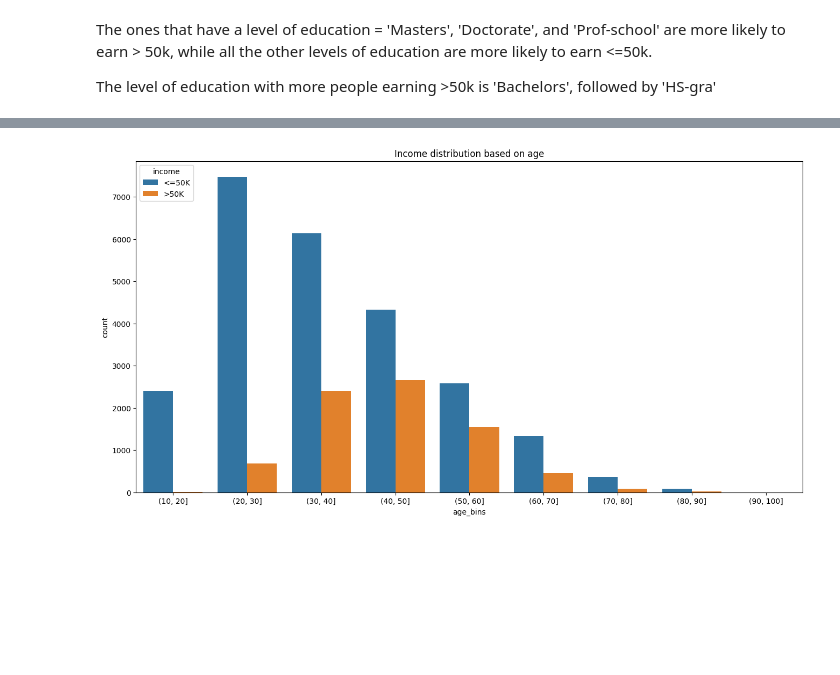
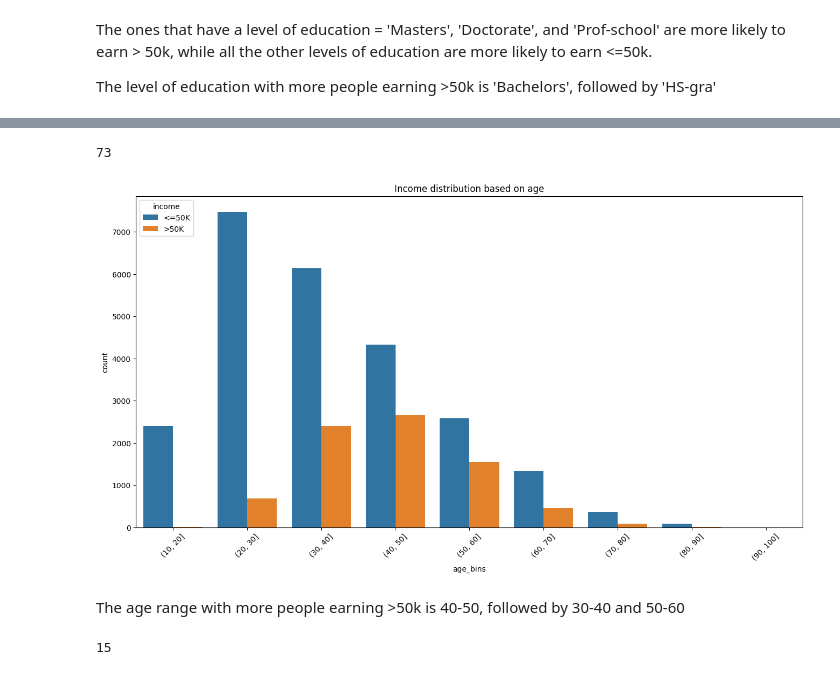
Before and after one commit to emonteiro27/data-adult-income, a Jupyter notebook: adult-income.ipynb, the cells around one changed output, grey strips where cells are left out. Drawn from its saved outputs; the diff is of its cells as text; code cells hidden in the pictures; blank space fills up the shorter version.

```diff
--- a/adult-income.ipynb
+++ b/adult-income.ipynb
@@ -253,0 +236,4 @@ df['age_bins'] = pd.cut(df['age'], bins)
+# %%
+df['age'].nunique()
+# %% [output]
+73
@@ -254,7 +243,14 @@ df['age_bins'] = pd.cut(df['age'], bins)
 # %%
 plt.figure(figsize=(16,8))
 sns.countplot(data=df, x='age_bins', hue='income')
 plt.title('Income distribution based on age')
+plt.xticks(rotation=45)
 plt.show()
 # %% [output]
-[figure, old version]
+[figure, new version]
+# %% [markdown]
+The age range with more people earning >50k is 40-50, followed by 30-40 and 50-60
+# %%
+df['occupation'].nunique()
+# %% [output]
+15
```
Also changed, not shown: parts of 7 cells of this notebook.
